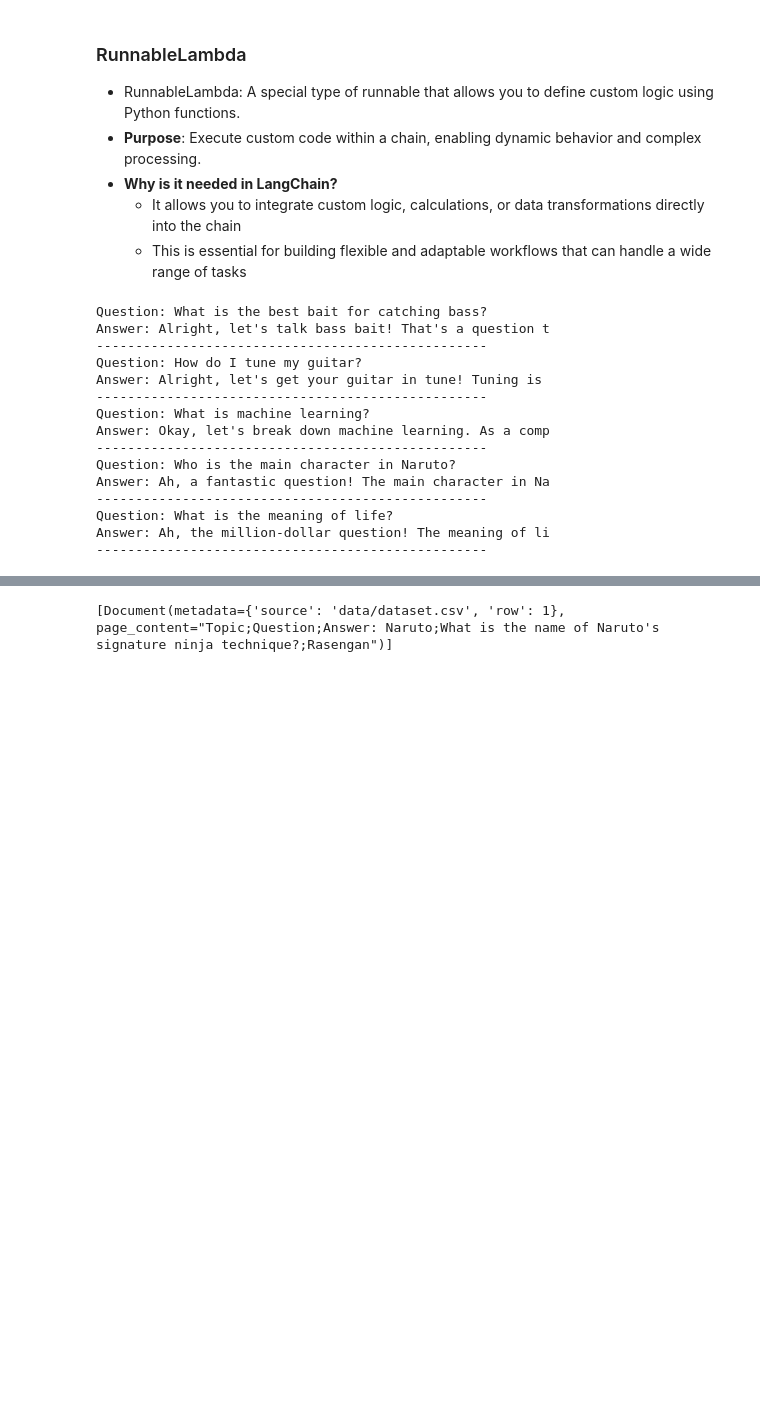
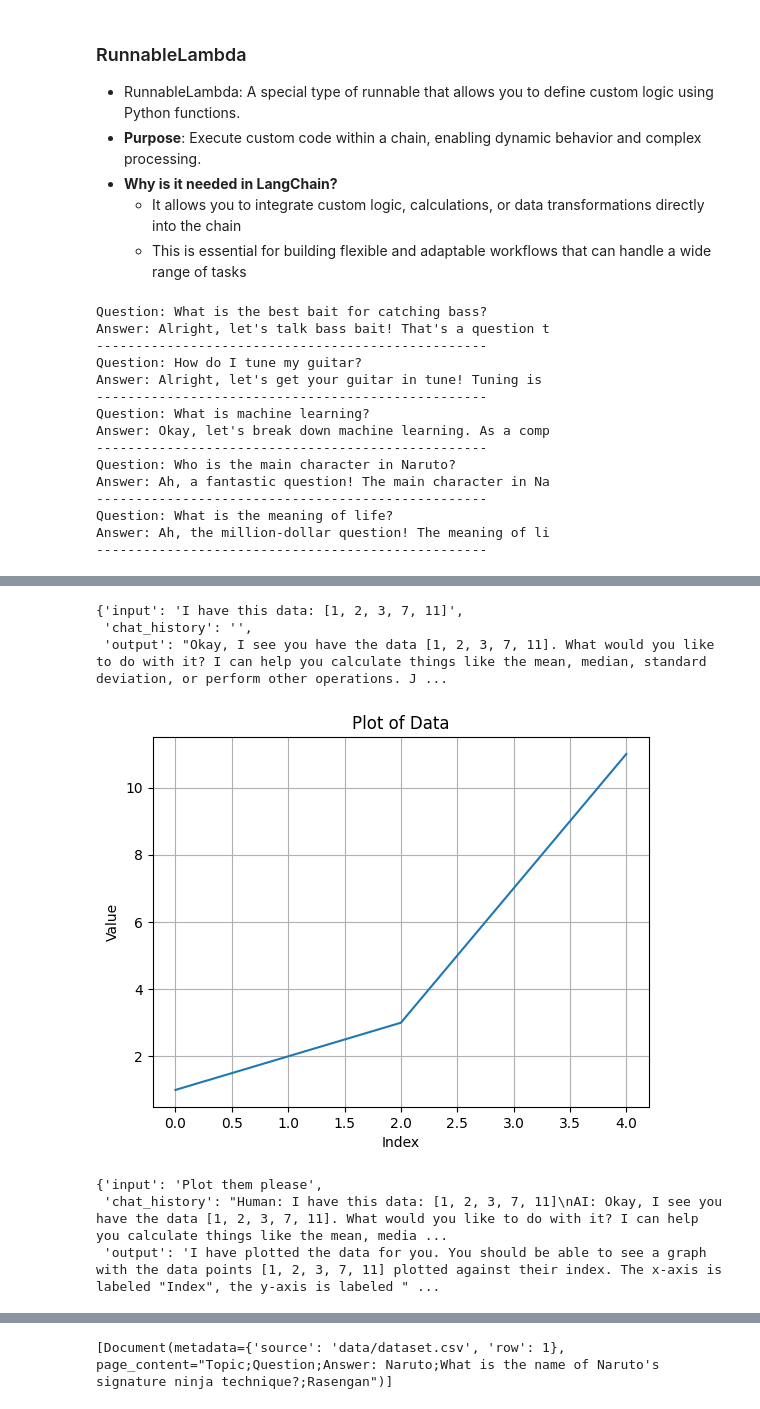
Before and after one commit to cric96/woa-2025-intro-to-langchain, a Jupyter notebook: presentation.ipynb, the cells around one changed output, grey strips where cells are left out. Saved outputs shown, nothing was run; the diff lists cells and outputs as text; code cells hidden in the pictures; blank space fills up the shorter version.

```diff
--- a/presentation.ipynb
+++ b/presentation.ipynb
@@ -970,0 +1055,23 @@ Thought:I have the stock price. Now I need to get the news headlines.
+# %%
+memory = ConversationBufferMemory(memory_key="chat_history")
+agent = initialize_agent(
+    [execute_python_code],
+    chat_gemini,
+    agent=AgentType.CONVERSATIONAL_REACT_DESCRIPTION,
+    handle_parsing_errors=True,
+    verbose = False,
+    memory=memory,
+)
+# %%
+agent.invoke("I have this data: [1, 2, 3, 7, 11]")
+# %% [output]
+{'input': 'I have this data: [1, 2, 3, 7, 11]',
+ 'chat_history': '',
+ 'output': "Okay, I see you have the data [1, 2, 3, 7, 11]. What would you like to do with it? I can help you calculate things like the mean, median, standard deviation, or perform other operations. J ...
+# %%
+agent.invoke("Plot them please")
+# %% [output]
+[figure, added]
+{'input': 'Plot them please',
+ 'chat_history': "Human: I have this data: [1, 2, 3, 7, 11]\nAI: Okay, I see you have the data [1, 2, 3, 7, 11]. What would you like to do with it? I can help you calculate things like the mean, media ...
+ 'output': 'I have plotted the data for you. You should be able to see a graph with the data points [1, 2, 3, 7, 11] plotted against their index. The x-axis is labeled "Index", the y-axis is labeled " ...
```
Also changed, not shown: parts of 57 cells of this notebook, 4 other files.
